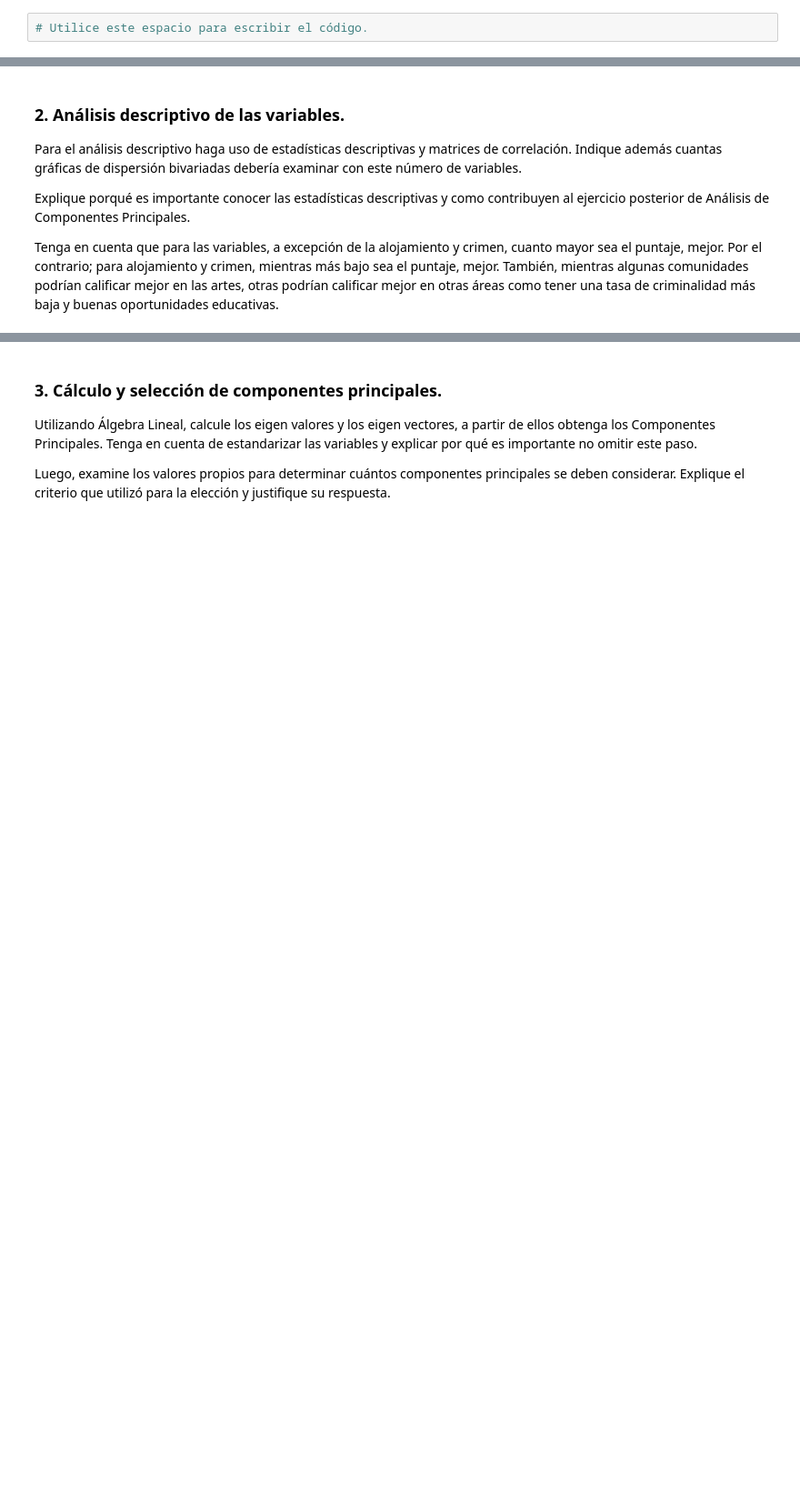
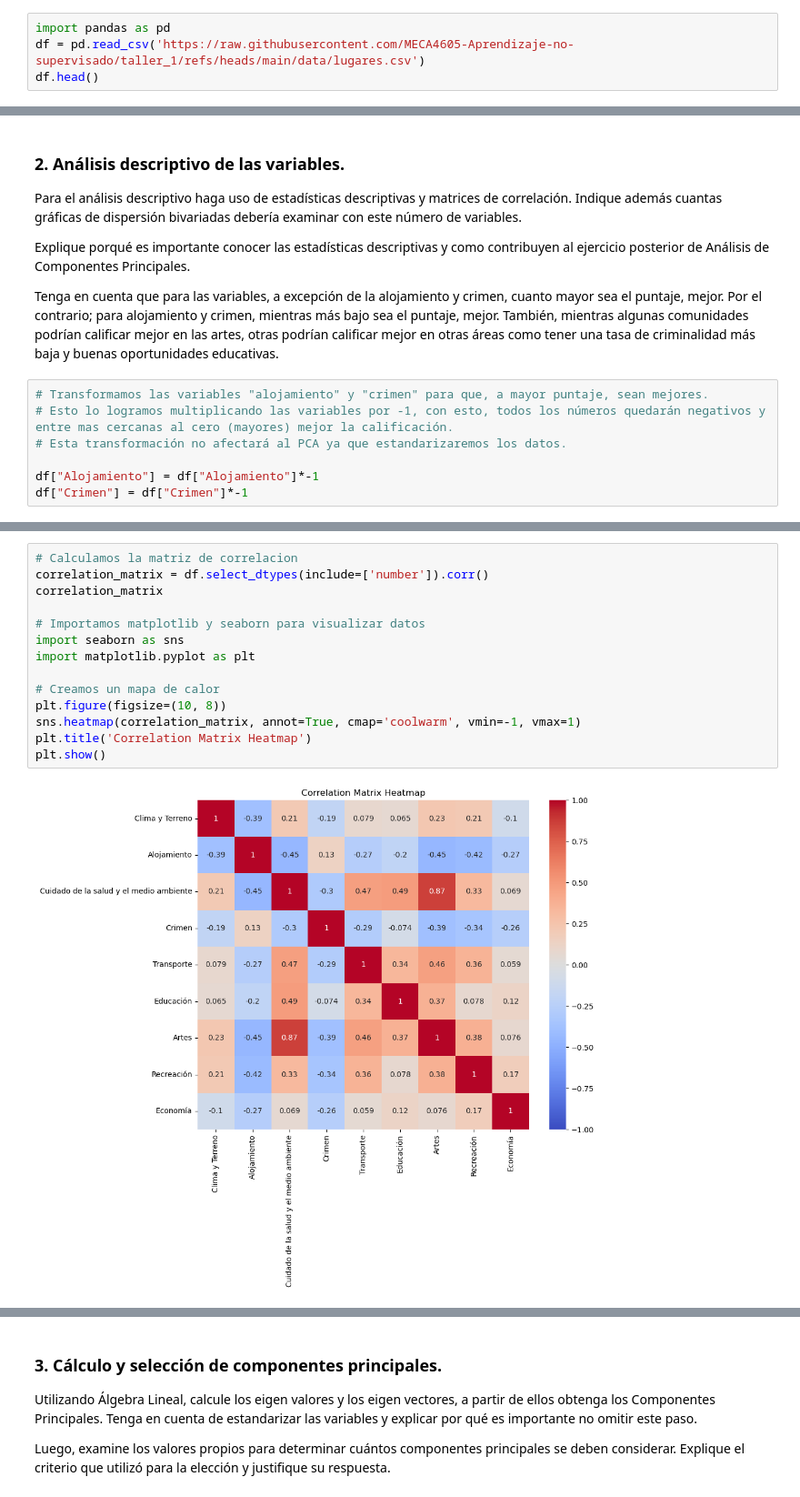
Before and after one commit to sebastian23escobar/Aprendizaje_no_supervisado, a Jupyter notebook: Taller1/S1_LC_Taller_PCA.ipynb, the cells around one changed output, grey strips where cells are left out. Shown at 91% size. Saved outputs shown, nothing was run; the diff lists cells and outputs as text; blank space fills up the shorter version.

Commit message:
Subir S1_LC_TALLER_PCA por Yilmer

```diff
--- a/Taller1/S1_LC_Taller_PCA.ipynb
+++ b/Taller1/S1_LC_Taller_PCA.ipynb
@@ -33,4 +33,6 @@ Con tantas variables disponibles, la matriz de dispersión puede resultar muy gr
 
 En el repositorio de taller 1 encontraran una carpeta `data` donde se encuentra el archivo `lugares.csv`, cargue estos datos en su *cuaderno*.
 # %%
-# Utilice este espacio para escribir el código.
+import pandas as pd
+df = pd.read_csv('https://raw.githubusercontent.com/MECA4605-Aprendizaje-no-supervisado/taller_1/refs/heads/main/data/lugares.csv')
+df.head()
@@ -44,4 +53,11 @@ Para el análisis descriptivo haga uso de estadísticas descriptivas y matrices
 Explique porqué es importante conocer las estadísticas descriptivas y como contribuyen al ejercicio posterior de Análisis de Componentes Principales.
 
 Tenga en cuenta que para las variables, a excepción de la alojamiento y crimen, cuanto mayor sea el puntaje, mejor. Por el contrario; para alojamiento y crimen, mientras más bajo sea el puntaje, mejor. También, mientras algunas comunidades podrían calificar mejor en las artes, otras podrían calificar mejor en otras áreas como tener una tasa de criminalidad más baja y buenas oportunidades educativas.
+# %%
+# Transformamos las variables "alojamiento" y "crimen" para que, a mayor puntaje, sean mejores.
+# Esto lo logramos multiplicando las variables por -1, con esto, todos los números quedarán negativos y entre mas cercanas al cero (mayores) mejor la calificación.
+# Esta transformación no afectará al PCA ya que estandarizaremos los datos.
+
+df["Alojamiento"] = df["Alojamiento"]*-1
+df["Crimen"] = df["Crimen"]*-1
 # %%
@@ -50,0 +100,16 @@ Tenga en cuenta que para las variables, a excepción de la alojamiento y crimen,
+# %%
+# Calculamos la matriz de correlacion
+correlation_matrix = df.select_dtypes(include=['number']).corr()
+correlation_matrix
+
+# Importamos matplotlib y seaborn para visualizar datos
+import seaborn as sns
+import matplotlib.pyplot as plt
+
+# Creamos un mapa de calor
+plt.figure(figsize=(10, 8))
+sns.heatmap(correlation_matrix, annot=True, cmap='coolwarm', vmin=-1, vmax=1)
+plt.title('Correlation Matrix Heatmap')
+plt.show()
+# %% [output]
+[figure, added]
```
Also changed, not shown: parts of 18 cells of this notebook.
